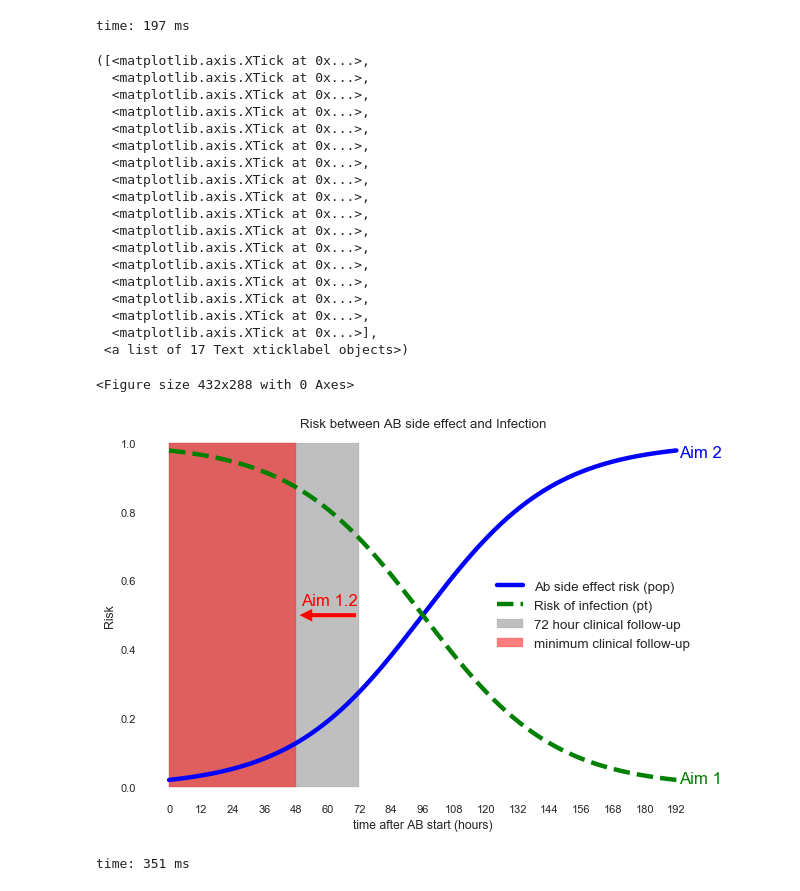
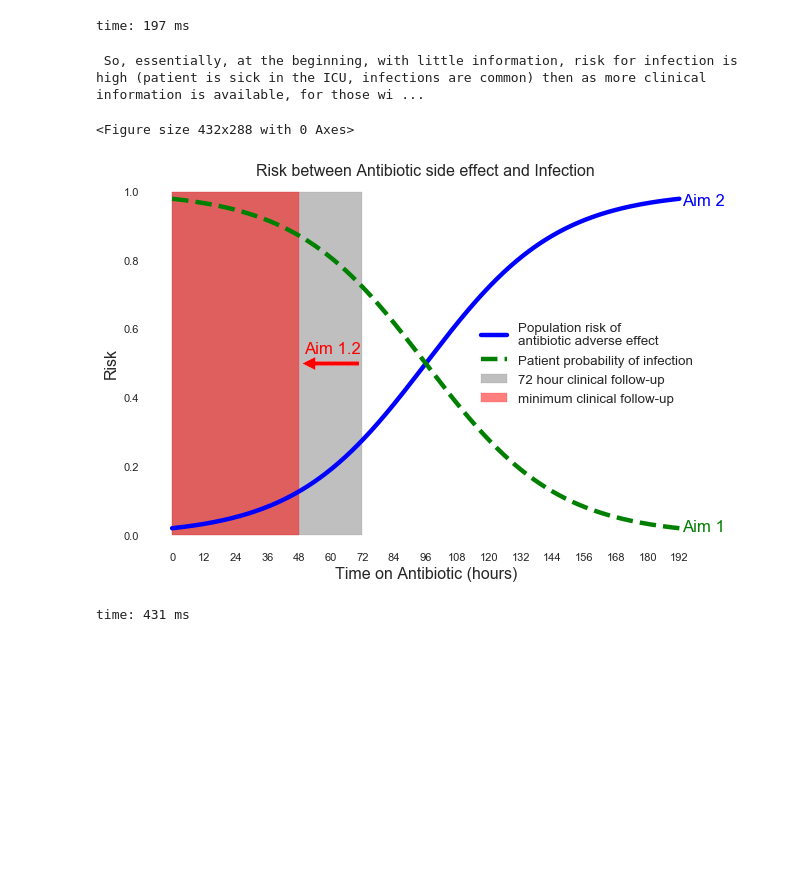
Before and after one commit to kellylinyingxin/mimiciii-antibiotics-modeling, a Jupyter notebook: notebooks/04-clinical_explore.ipynb, the cells around one changed output. Drawn from its saved outputs; the diff is of its cells as text; code cells hidden in the pictures; blank space fills up the shorter version.

```diff
--- a/notebooks/04-clinical_explore.ipynb
+++ b/notebooks/04-clinical_explore.ipynb
@@ -1265,6 +1265,9 @@ ax.plot(x,
         linewidth=4.0,
         color='green'
        )
+
+#ax.plot(x, 1-(L/(1+exp(-k*(x-75)))), linestyle='--')
+#ax.plot(x, 1-(L/(1+exp(-0.03*(x-150)))), linestyle='--')
 #ax.plot(x, 1-(L/(1+exp(-k*(x-75)))), linestyle='--')
 #ax.plot([72, 72], [0, 1], color='black', linestyle=':', linewidth=2) #og clinical time
 #ax.plot([48, 48], [0, 1], color='red', linestyle=':', linewidth=2) #reduced clinical time
@@ -1297,55 +1300,43 @@ ax.annotate('Aim 1.2',
             size=15,
             )
 
 ax.annotate('Aim 2',
             xy=(183, 0.96),
             xytext=(193, 0.96),
             color='blue',
             size=15,
             )
 
 ###rectangles
 p = patches.Rectangle(
     ([0,0]), 72, 1, fill=True, alpha=.5, color='grey', hatch='')#, fill=False, clip_on=False)
 #Rectangle(xy, width, height, angle=0.0, **kwargs)[source]
 ax.add_patch(p) #adds grey rectangle
 p = patches.Rectangle(
     ([0,0]), 48, 1, fill=True,alpha=.5, color='red', hatch='')#, fill=False, clip_on=False)
 #Rectangle(xy, width, height, angle=0.0, **kwargs)[source]
 ax.add_patch(p)
 
 ###legend
 ax.legend((
-    'Ab side effect risk (pop)',
-    'Risk of infection (pt)',
+    'Population risk of \nantibiotic adverse effect',
+    'Patient probability of infection',
     '72 hour clinical follow-up',
     'minimum clinical follow-up'),
     loc= 'best', fontsize='medium')
 ax.set_facecolor('white')
 ###plot titles & axes
-ax.set_ylabel('Risk')
-ax.set_xlabel('time after AB start (hours)')
-ax.set_title('Risk between AB side effect and Infection')
+ax.set_ylabel('Risk', fontsize='large')
+ax.set_xlabel('Time on Antibiotic (hours)', fontsize='large')
+ax.set_title('Risk between Antibiotic side effect and Infection', fontsize='large')
 plt.xticks(np.arange(min(x), max(x)+1, 12))
+
+
+
+
+print("\n \n So, essentially, at the beginning, with little information, risk for infection is high (patient is sick in the ICU, infections are common) then as more clinical information is available, for those with no infection we hypothesize that we will be able to detect a decrease in probability of infection using that data (our central hypothesis).")
 # %% [output]
-([<matplotlib.axis.XTick at 0x...>,
-  <matplotlib.axis.XTick at 0x...>,
-  <matplotlib.axis.XTick at 0x...>,
-  <matplotlib.axis.XTick at 0x...>,
-  <matplotlib.axis.XTick at 0x...>,
-  <matplotlib.axis.XTick at 0x...>,
-  <matplotlib.axis.XTick at 0x...>,
-  <matplotlib.axis.XTick at 0x...>,
-  <matplotlib.axis.XTick at 0x...>,
-  <matplotlib.axis.XTick at 0x...>,
-  <matplotlib.axis.XTick at 0x...>,
-  <matplotlib.axis.XTick at 0x...>,
-  <matplotlib.axis.XTick at 0x...>,
-  <matplotlib.axis.XTick at 0x...>,
-  <matplotlib.axis.XTick at 0x...>,
-  <matplotlib.axis.XTick at 0x...>,
-  <matplotlib.axis.XTick at 0x...>],
- <a list of 17 Text xticklabel objects>)
+ So, essentially, at the beginning, with little information, risk for infection is high (patient is sick in the ICU, infections are common) then as more clinical information is available, for those wi ...
 <Figure size 432x288 with 0 Axes>
-[figure, old version]
+[figure, new version]
-time: 351 ms
+time: 431 ms
```
Also changed, not shown: 5 other files.
